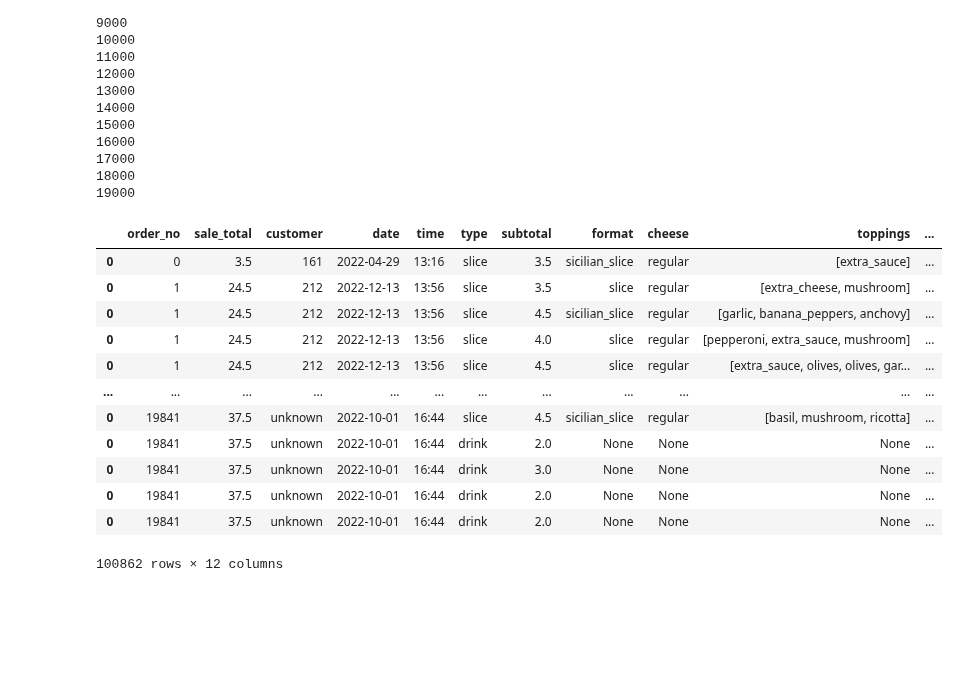
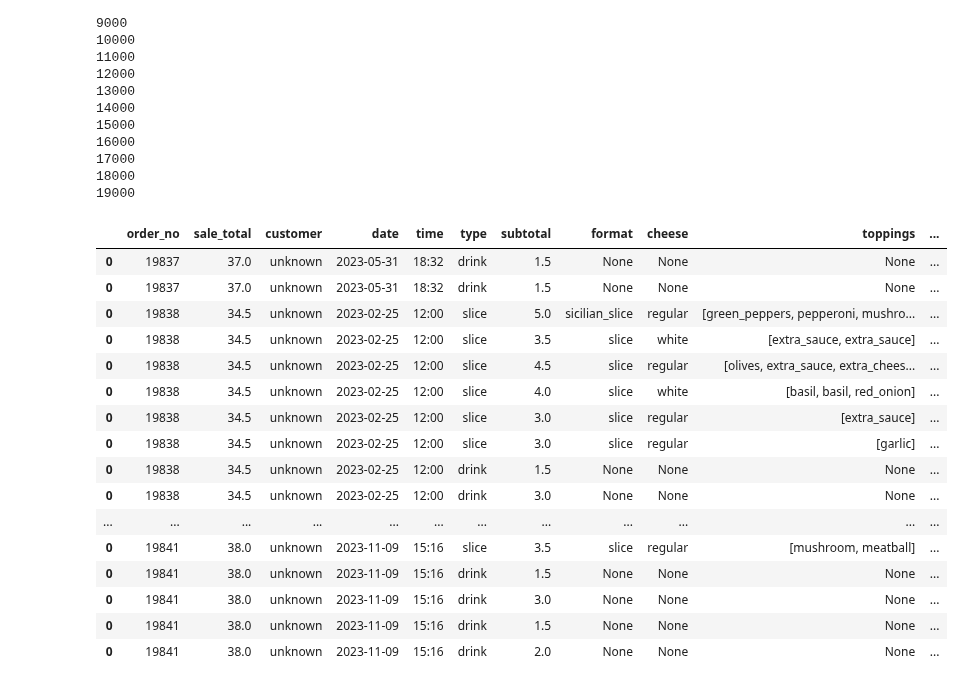
Before and after one commit to mmccracken0137/scicomp_book, a Jupyter notebook: chapters_ipynb/data_files/monte_carlos_pizzeria.ipynb, the cells around one changed output. Cells and saved outputs as stored; diff of their text form; code cells hidden in the pictures; blank space fills up the shorter version.

```diff
--- a/chapters_ipynb/data_files/monte_carlos_pizzeria.ipynb
+++ b/chapters_ipynb/data_files/monte_carlos_pizzeria.ipynb
@@ -176,7 +180,7 @@ def gen_order_date(w=day_weights):
     gen_days = True
     while gen_days:
         mon = np.random.choice(np.arange(1, 13), p=month_weights)
-        d = datetime.date(2022, mon, np.random.randint(1, month_days[mon-1] + 1))
+        d = datetime.date(2023, mon, np.random.randint(1, month_days[mon-1] + 1))
         r = np.random.rand()
         if r < day_weights[d.weekday()]:
             gen_days = False
@@ -260,19 +264,23 @@ for order_number in range(n_orders):
 18000
 19000
 # %%
-display(df)
+display(df.tail(30))
 # %% [output]
 |  | order_no | sale_total | customer | date | time | type | subtotal | format | cheese | toppings | ... |
-| 0 | 0 | 3.5 | 161 | 2022-04-29 | 13:16 | slice | 3.5 | sicilian_slice | regular | [extra_sauce] | ... |
-| 0 | 1 | 24.5 | 212 | 2022-12-13 | 13:56 | slice | 3.5 | slice | regular | [extra_cheese, mushroom] | ... |
-| 0 | 1 | 24.5 | 212 | 2022-12-13 | 13:56 | slice | 4.5 | sicilian_slice | regular | [garlic, banana_peppers, anchovy] | ... |
-| 0 | 1 | 24.5 | 212 | 2022-12-13 | 13:56 | slice | 4.0 | slice | regular | [pepperoni, extra_sauce, mushroom] | ... |
-| 0 | 1 | 24.5 | 212 | 2022-12-13 | 13:56 | slice | 4.5 | slice | regular | [extra_sauce, olives, olives, gar... | ... |
+| 0 | 19837 | 37.0 | unknown | 2023-05-31 | 18:32 | drink | 1.5 | None | None | None | ... |
+| 0 | 19837 | 37.0 | unknown | 2023-05-31 | 18:32 | drink | 1.5 | None | None | None | ... |
+| 0 | 19838 | 34.5 | unknown | 2023-02-25 | 12:00 | slice | 5.0 | sicilian_slice | regular | [green_peppers, pepperoni, mushro... | ... |
+| 0 | 19838 | 34.5 | unknown | 2023-02-25 | 12:00 | slice | 3.5 | slice | white | [extra_sauce, extra_sauce] | ... |
+| 0 | 19838 | 34.5 | unknown | 2023-02-25 | 12:00 | slice | 4.5 | slice | regular | [olives, extra_sauce, extra_chees... | ... |
+| 0 | 19838 | 34.5 | unknown | 2023-02-25 | 12:00 | slice | 4.0 | slice | white | [basil, basil, red_onion] | ... |
+| 0 | 19838 | 34.5 | unknown | 2023-02-25 | 12:00 | slice | 3.0 | slice | regular | [extra_sauce] | ... |
+| 0 | 19838 | 34.5 | unknown | 2023-02-25 | 12:00 | slice | 3.0 | slice | regular | [garlic] | ... |
+| 0 | 19838 | 34.5 | unknown | 2023-02-25 | 12:00 | drink | 1.5 | None | None | None | ... |
+| 0 | 19838 | 34.5 | unknown | 2023-02-25 | 12:00 | drink | 3.0 | None | None | None | ... |
 | ... | ... | ... | ... | ... | ... | ... | ... | ... | ... | ... | ... |
-| 0 | 19841 | 37.5 | unknown | 2022-10-01 | 16:44 | slice | 4.5 | sicilian_slice | regular | [basil, mushroom, ricotta] | ... |
-| 0 | 19841 | 37.5 | unknown | 2022-10-01 | 16:44 | drink | 2.0 | None | None | None | ... |
-| 0 | 19841 | 37.5 | unknown | 2022-10-01 | 16:44 | drink | 3.0 | None | None | None | ... |
-| 0 | 19841 | 37.5 | unknown | 2022-10-01 | 16:44 | drink | 2.0 | None | None | None | ... |
-| 0 | 19841 | 37.5 | unknown | 2022-10-01 | 16:44 | drink | 2.0 | None | None | None | ... |
+| 0 | 19841 | 38.0 | unknown | 2023-11-09 | 15:16 | slice | 3.5 | slice | regular | [mushroom, meatball] | ... |
+| 0 | 19841 | 38.0 | unknown | 2023-11-09 | 15:16 | drink | 1.5 | None | None | None | ... |
+| 0 | 19841 | 38.0 | unknown | 2023-11-09 | 15:16 | drink | 3.0 | None | None | None | ... |
+| 0 | 19841 | 38.0 | unknown | 2023-11-09 | 15:16 | drink | 1.5 | None | None | None | ... |
+| 0 | 19841 | 38.0 | unknown | 2023-11-09 | 15:16 | drink | 2.0 | None | None | None | ... |
-100862 rows × 12 columns
 # %%
```
Also changed, not shown: parts of 4 cells of this notebook, 2 other files.
